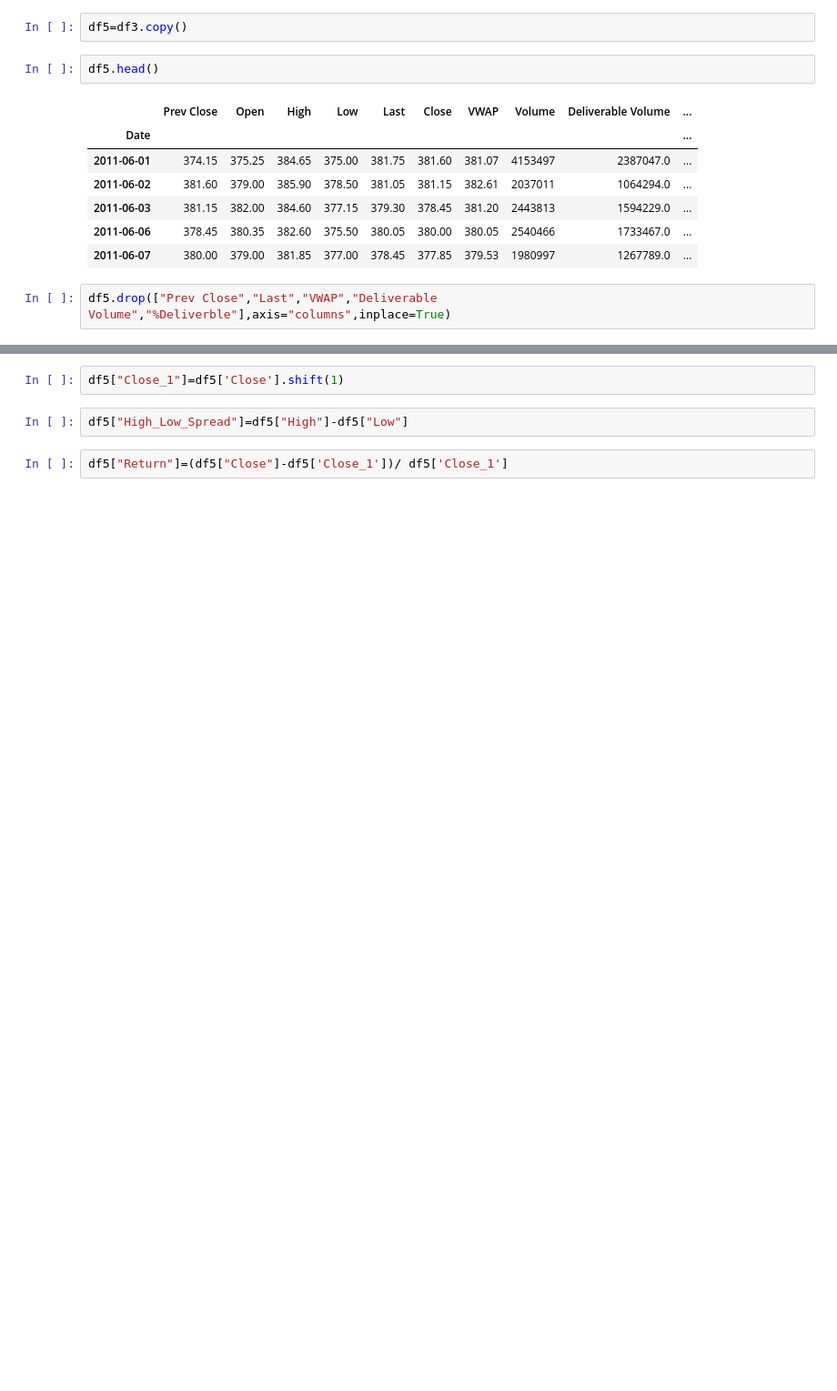
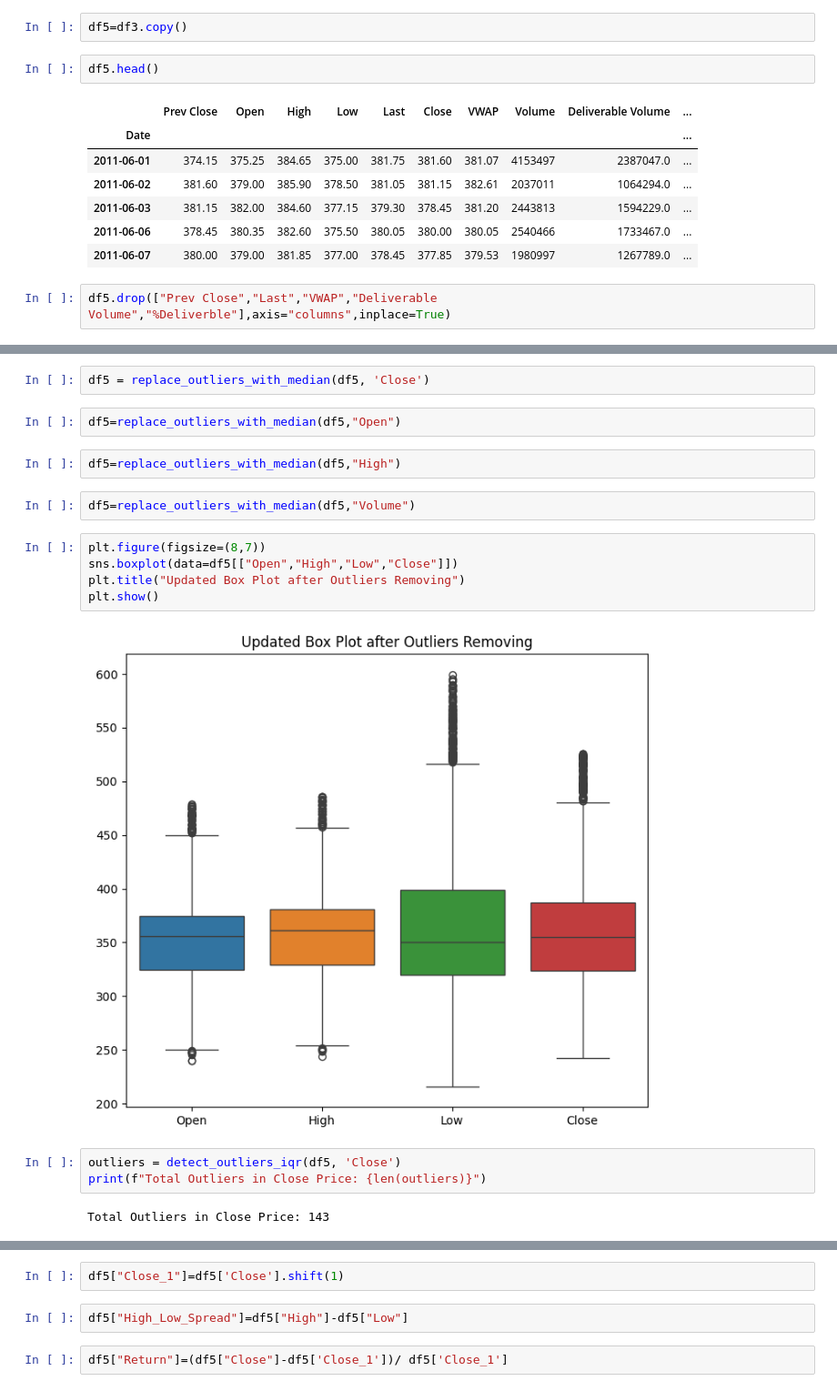
Before and after one commit to Madhavshharma/Bharti-Airtel-Stock-Price-Prediction, a Jupyter notebook: modeling.ipynb, the cells around one changed output, grey strips where cells are left out. Shown at 91% size. Drawn from its saved outputs; the diff is of its cells as text; blank space fills up the shorter version.

```diff
--- a/modeling.ipynb
+++ b/modeling.ipynb
@@ -442,3 +450,23 @@ df5.drop(["Prev Close","Last","VWAP","Deliverable Volume","%Deliverble"],axis="c
+# %%
+df5 = replace_outliers_with_median(df5, 'Close')
+# %%
+df5=replace_outliers_with_median(df5,"Open")
+# %%
+df5=replace_outliers_with_median(df5,"High")
+# %%
+df5=replace_outliers_with_median(df5,"Volume")
+# %%
+plt.figure(figsize=(8,7))
+sns.boxplot(data=df5[["Open","High","Low","Close"]])
+plt.title("Updated Box Plot after Outliers Removing")
+plt.show()
+# %% [output]
+[figure, added]
+# %%
+outliers = detect_outliers_iqr(df5, 'Close')
+print(f"Total Outliers in Close Price: {len(outliers)}")
+# %% [output]
+Total Outliers in Close Price: 143
 # %%
 df5.head()
 # %% [output]
```
Also changed, not shown: parts of 32 cells of this notebook, 1 other file.
